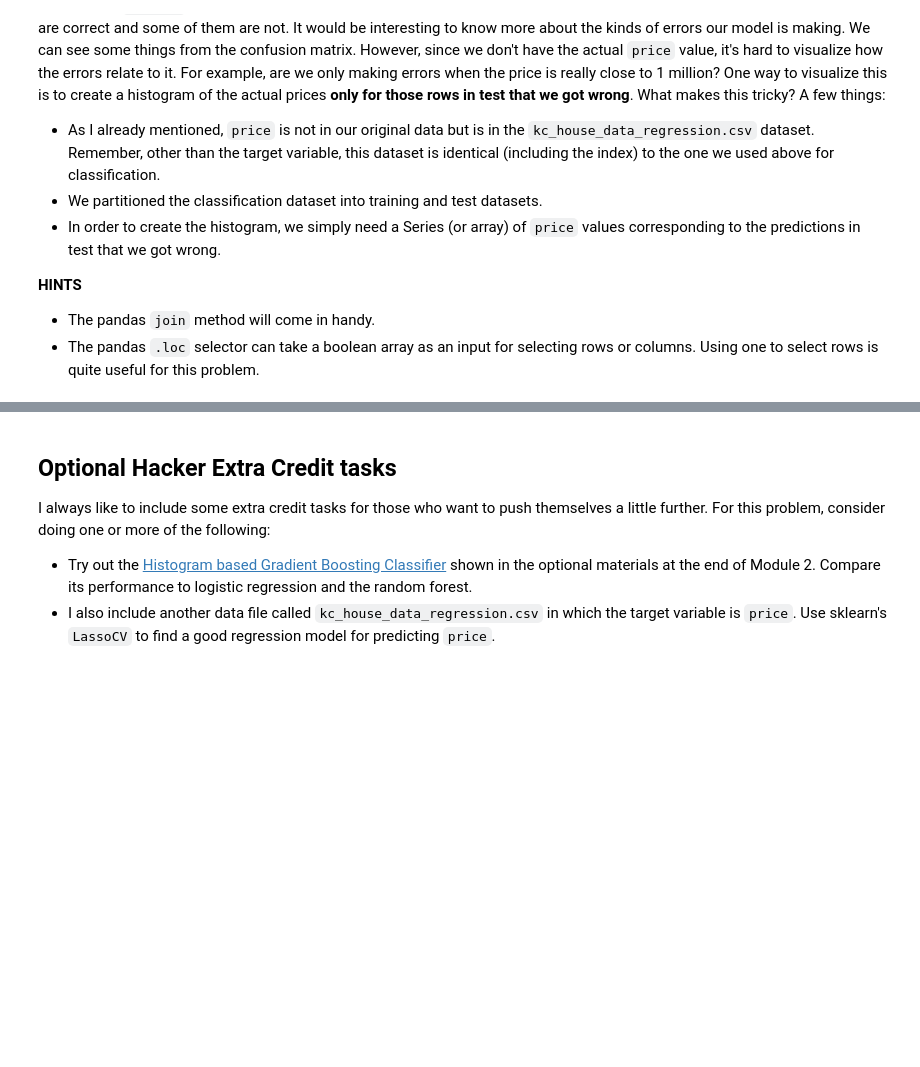
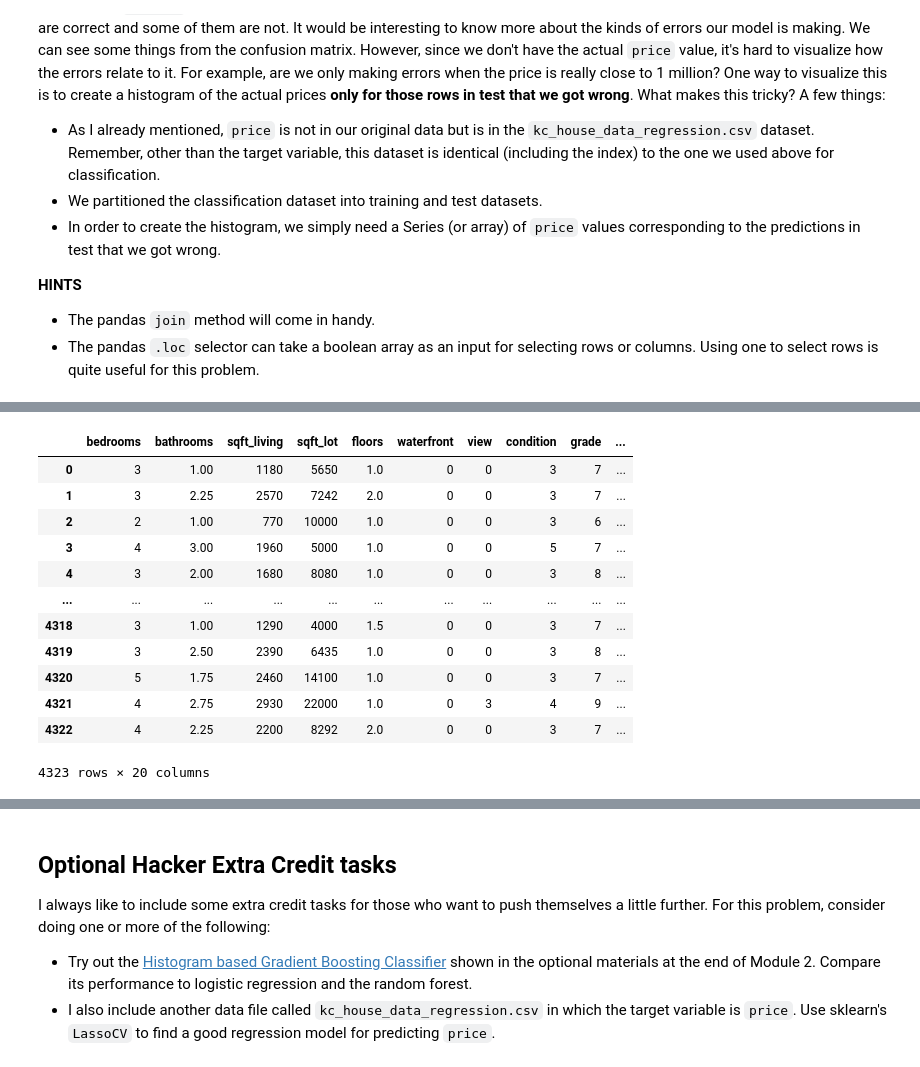
Before and after one commit to dimasmoosa/HW1_KC_HouseSales, a Jupyter notebook: aap_hw1_s22_sklearn.ipynb, the cells around one changed output, grey strips where cells are left out. Saved outputs shown, nothing was run; the diff lists cells and outputs as text; code cells hidden in the pictures; blank space fills up the shorter version.

```diff
--- a/aap_hw1_s22_sklearn.ipynb
+++ b/aap_hw1_s22_sklearn.ipynb
@@ -920,0 +923,4 @@ I also include another data file called `kc_house_data_regression.csv` in which
+# %%
+# read in our csv for our new dataframe (that's actually the same dataframe - 'price_gt_1M' + 'price')
+housing_reg_df = pd.read_csv("./data/kc_house_data_regression.csv")
+housing_reg_df
@@ -920,0 +994,18 @@ I also include another data file called `kc_house_data_regression.csv` in which
+# %%
+# we can leave out the 'on' parameter since we are joining by index and the indexes for both dataframes correspond to the same row
+housing_reg_plus_preds_df = housing_reg_df.join(preds_df, how='inner')
+housing_reg_plus_preds_df
+# %% [output]
+|  | bedrooms | bathrooms | sqft_living | sqft_lot | floors | waterfront | view | condition | grade | ... |
+| 0 | 3 | 1.00 | 1180 | 5650 | 1.0 | 0 | 0 | 3 | 7 | ... |
+| 1 | 3 | 2.25 | 2570 | 7242 | 2.0 | 0 | 0 | 3 | 7 | ... |
+| 2 | 2 | 1.00 | 770 | 10000 | 1.0 | 0 | 0 | 3 | 6 | ... |
+| 3 | 4 | 3.00 | 1960 | 5000 | 1.0 | 0 | 0 | 5 | 7 | ... |
+| 4 | 3 | 2.00 | 1680 | 8080 | 1.0 | 0 | 0 | 3 | 8 | ... |
+| ... | ... | ... | ... | ... | ... | ... | ... | ... | ... | ... |
+| 4318 | 3 | 1.00 | 1290 | 4000 | 1.5 | 0 | 0 | 3 | 7 | ... |
+| 4319 | 3 | 2.50 | 2390 | 6435 | 1.0 | 0 | 0 | 3 | 8 | ... |
+| 4320 | 5 | 1.75 | 2460 | 14100 | 1.0 | 0 | 0 | 3 | 7 | ... |
+| 4321 | 4 | 2.75 | 2930 | 22000 | 1.0 | 0 | 3 | 4 | 9 | ... |
+| 4322 | 4 | 2.25 | 2200 | 8292 | 2.0 | 0 | 0 | 3 | 7 | ... |
+4323 rows × 20 columns
```
Also changed, not shown: parts of 21 cells of this notebook.
